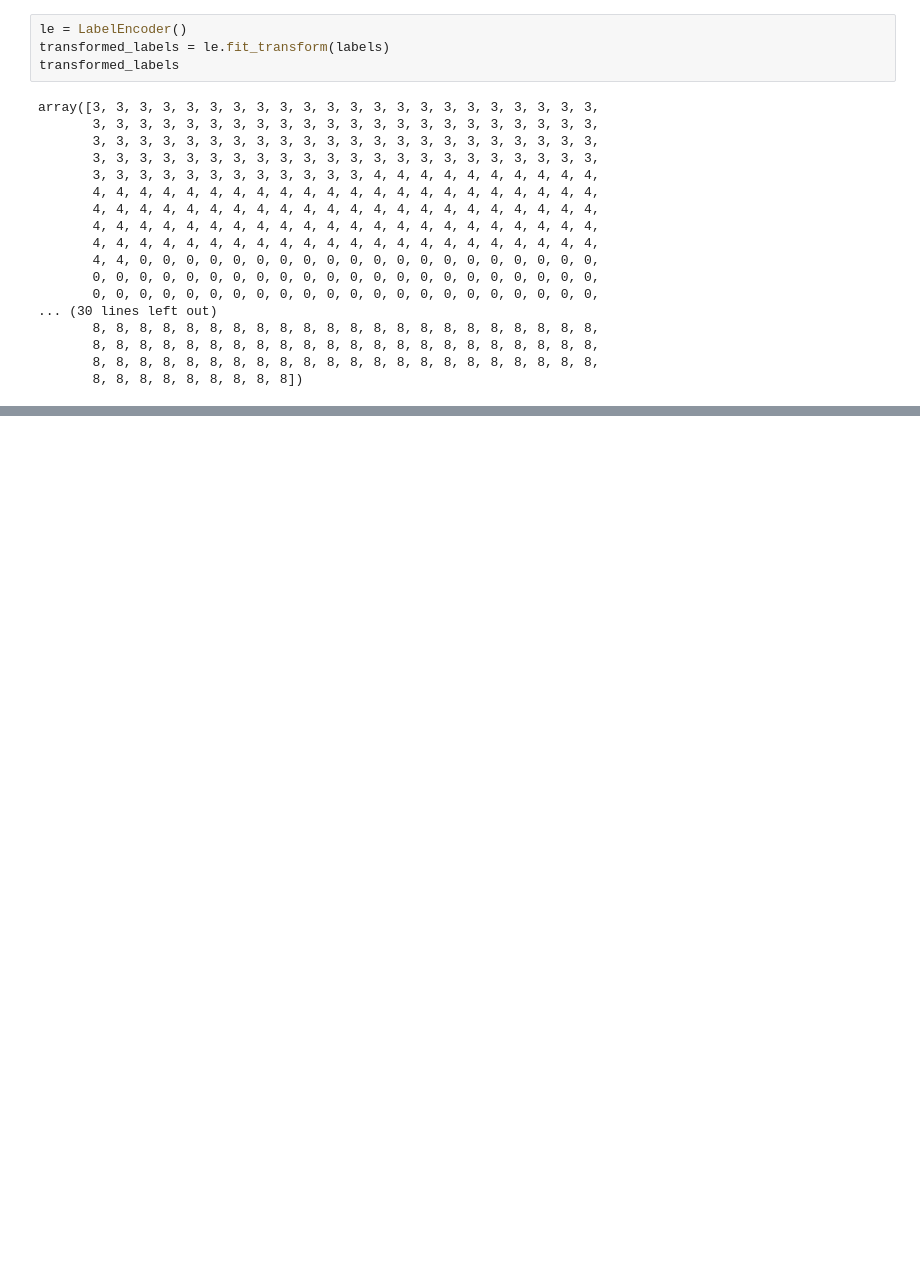
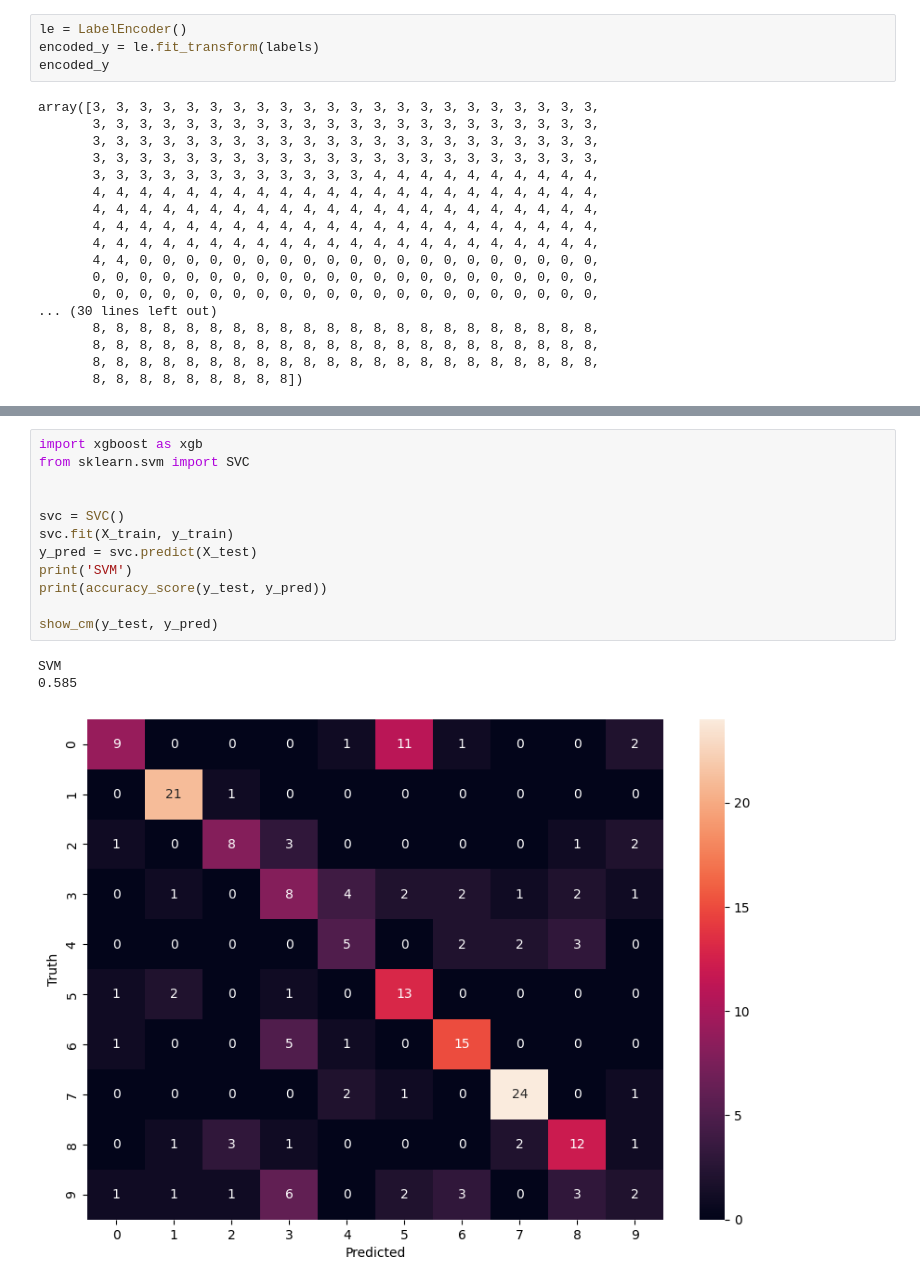
Before and after one commit to Arrturo/music-classification, a Jupyter notebook: classification.ipynb, the cells around one changed output, grey strips where cells are left out. Saved outputs shown, nothing was run; the diff lists cells and outputs as text; blank space fills up the shorter version.

```diff
--- a/classification.ipynb
+++ b/classification.ipynb
@@ -78,8 +78,8 @@ df_scaled
 999 rows × 28 columns
 # %%
 le = LabelEncoder()
-transformed_labels = le.fit_transform(labels)
-transformed_labels
+encoded_y = le.fit_transform(labels)
+encoded_y
 # %% [output]
 array([3, 3, 3, 3, 3, 3, 3, 3, 3, 3, 3, 3, 3, 3, 3, 3, 3, 3, 3, 3, 3, 3,
        3, 3, 3, 3, 3, 3, 3, 3, 3, 3, 3, 3, 3, 3, 3, 3, 3, 3, 3, 3, 3, 3,
@@ -111,0 +137,16 @@ X_train, X_test, y_train, y_test = train_test_split(df_scaled, transformed_label
+# %%
+import xgboost as xgb
+from sklearn.svm import SVC
+
+
+svc = SVC()
+svc.fit(X_train, y_train)
+y_pred = svc.predict(X_test)
+print('SVM')
+print(accuracy_score(y_test, y_pred))
+
+show_cm(y_test, y_pred)
+# %% [output]
+SVM
+0.585
+[figure, added]
```
Also changed, not shown: parts of 11 cells of this notebook.
